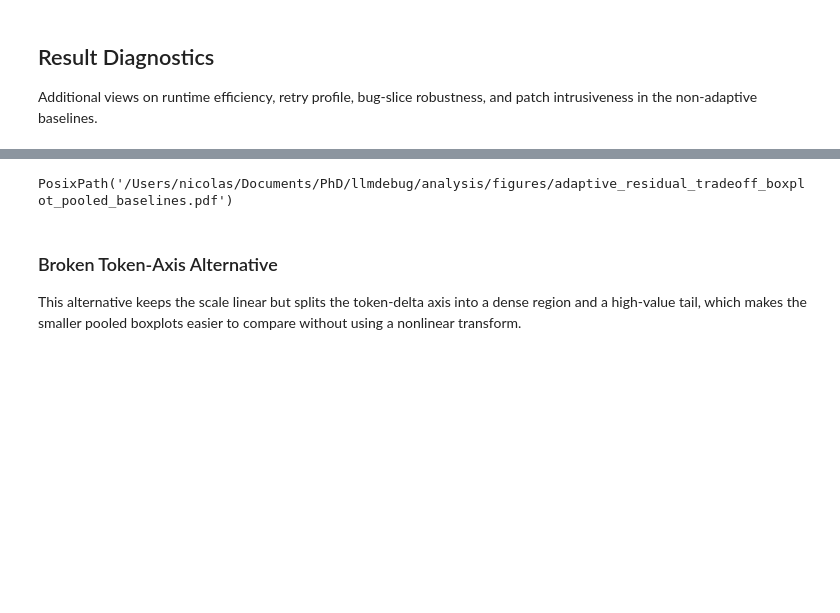
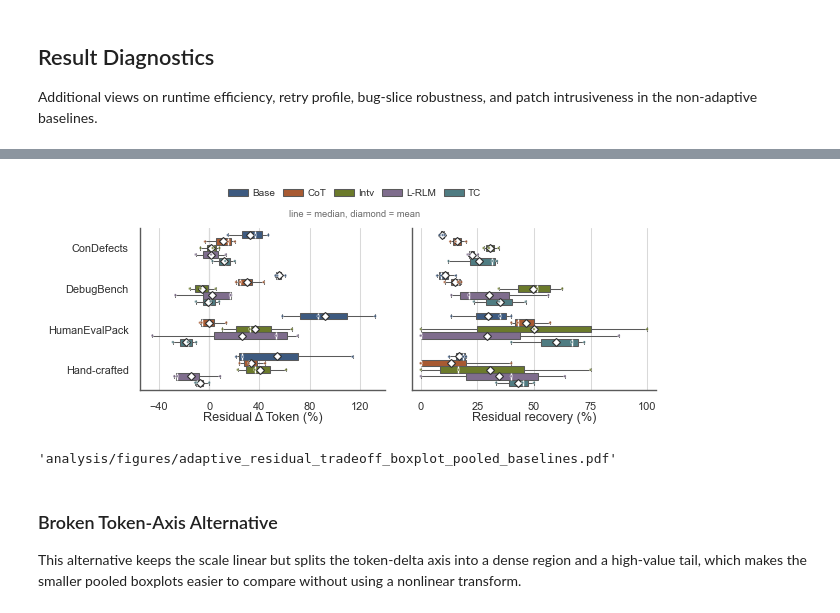
Before and after one commit to NicolasSchuler/tracegate, a Jupyter notebook: analysis/analysis.ipynb, the cells around one changed output, grey strips where cells are left out. Drawn from its saved outputs; the diff is of its cells as text; code cells hidden in the pictures; blank space fills up the shorter version.

```diff
--- a/analysis/analysis.ipynb
+++ b/analysis/analysis.ipynb
@@ -2151,36 +2183,37 @@ fig.legend(
 fig.subplots_adjust(left=0.18, right=0.95, top=0.82, bottom=0.23, wspace=0.11)
 fig.text(
     0.5,
     0.855,
     "line = median, diamond = mean",
     ha="center",
     va="bottom",
     fontsize=6.7,
     color=box_style["muted_text_color"],
 )
 
 for ax, spec in zip(axes, metric_specs):
     bbox = ax.get_position()
     panel_center_x = (bbox.x0 + bbox.x1) / 2
     fig.text(
         panel_center_x,
         bbox.y0 - 0.08,
         spec["label"],
         ha="center",
         va="top",
         fontsize=9.1,
     )
 
 adaptive_boxplot_figure_path = save_figure(
     fig,
     "adaptive_residual_tradeoff_boxplot_pooled_baselines.png",
     dpi=300,
 )
 adaptive_three_panel_tuned_figure_path = adaptive_boxplot_figure_path
-plt.show()
-adaptive_three_panel_tuned_figure_path
+show_figure(fig)
+repo_relative_path(adaptive_three_panel_tuned_figure_path)
 # %% [output]
+[figure, added]
-PosixPath('/Users/nicolas/Documents/PhD/llmdebug/analysis/figures/adaptive_residual_tradeoff_boxplot_pooled_baselines.pdf')
+'analysis/figures/adaptive_residual_tradeoff_boxplot_pooled_baselines.pdf'
 # %% [markdown]
 ### Broken Token-Axis Alternative
 
```
Also changed, not shown: parts of 13 cells of this notebook.
